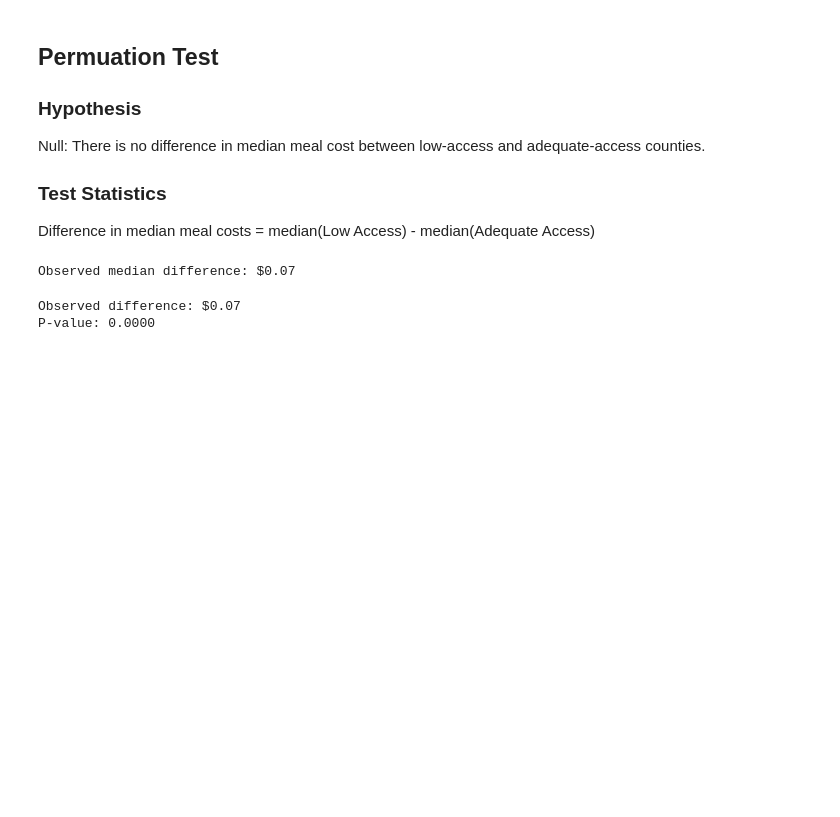
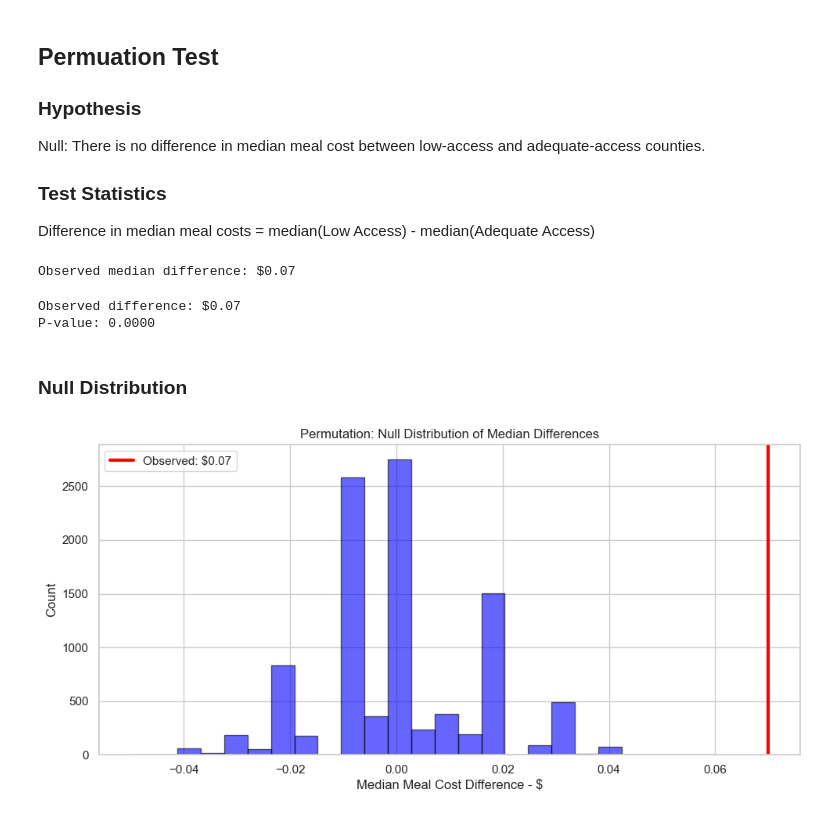
Before and after one commit to somebody-45729/food-access-meal-cost, a Jupyter notebook: analysis.ipynb, the cells around one changed output. Saved outputs shown, nothing was run; the diff lists cells and outputs as text; code cells hidden in the pictures; blank space fills up the shorter version.

```diff
--- a/analysis.ipynb
+++ b/analysis.ipynb
@@ -279,3 +279,17 @@ print(f'P-value: {p_value:.4f}')
 # %% [output]
 Observed difference: $0.07
 P-value: 0.0000
+# %% [markdown]
+### Null Distribution
+# %%
+plt.figure(figsize = (10, 5))
+plt.hist(perm_diffs, bins = 25, color = 'blue', edgecolor = 'black', alpha = 0.6)
+plt.axvline(observed_diff, color = 'red', linewidth = 3, label = f'Observed: ${observed_diff:.3}')
+plt.title('Permutation: Null Distribution of Median Differences')
+plt.xlabel('Median Meal Cost Difference - $')
+plt.ylabel('Count')
+plt.legend()
+plt.tight_layout()
+plt.show()
+# %% [output]
+[figure, added]
```
Also changed, not shown: parts of 3 cells of this notebook.
